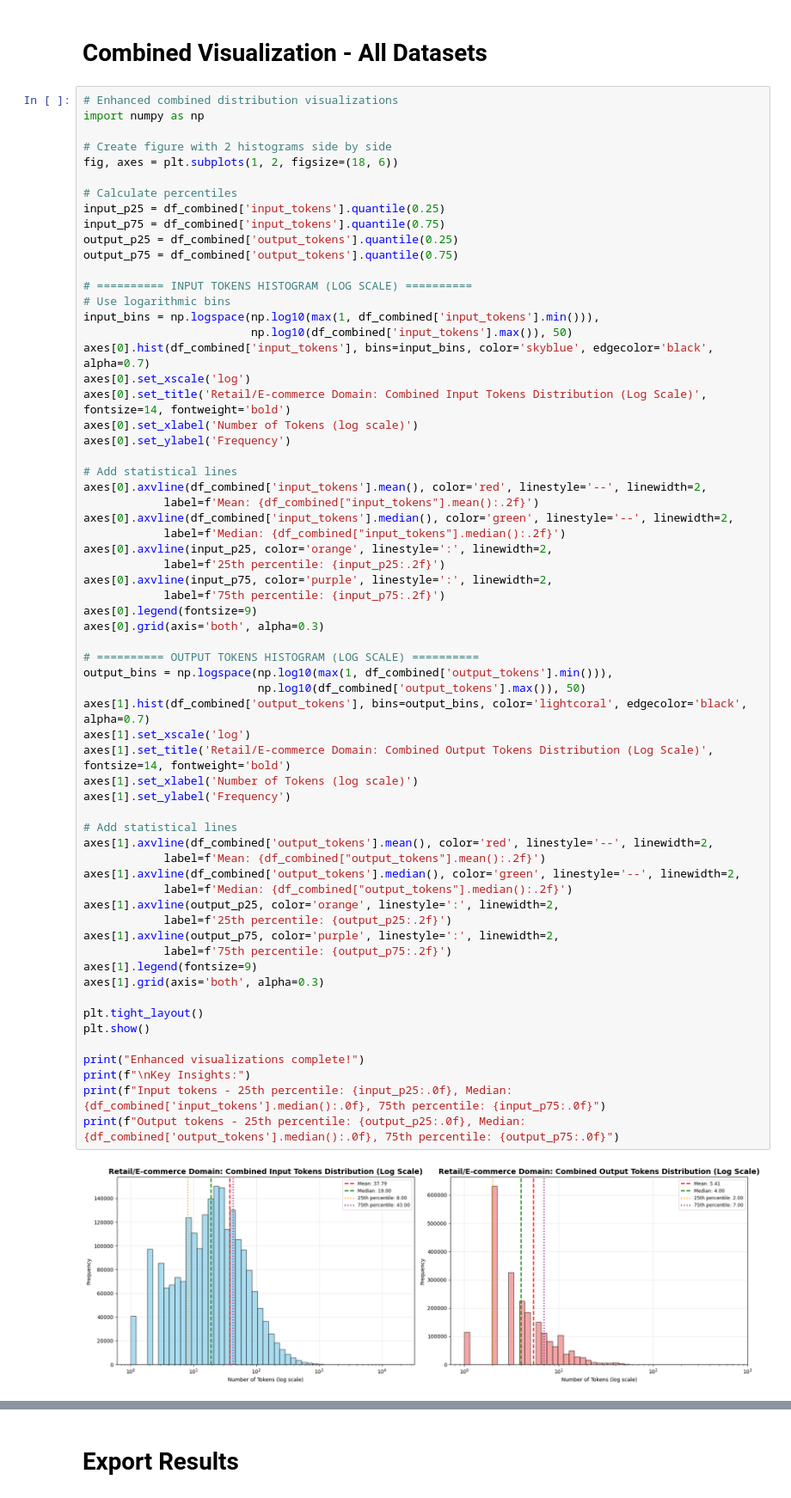
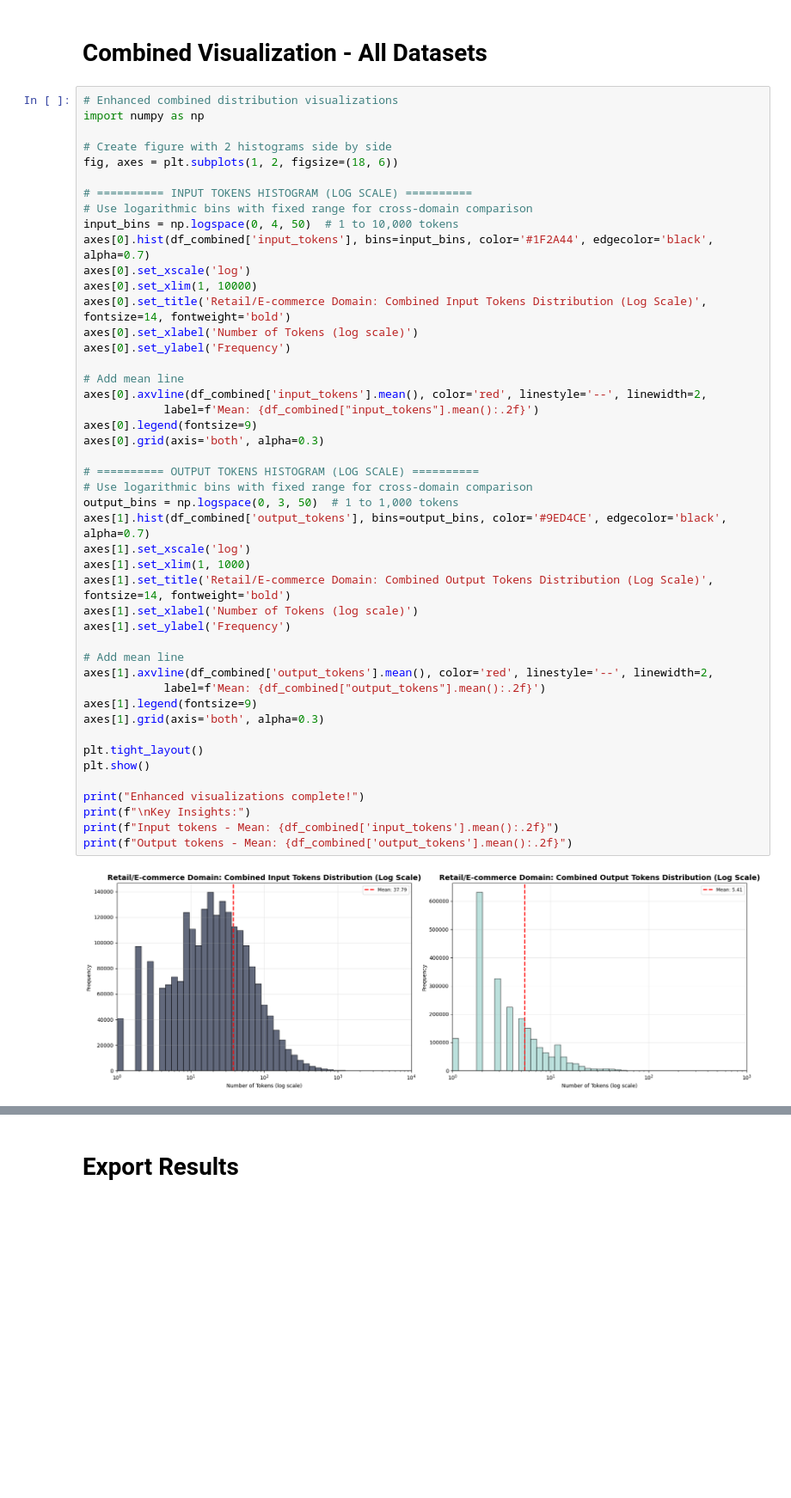
Before and after one commit to ahmad-sarfraz345/CS_6303, a Jupyter notebook: plot_data/retail_ecommerce_domain.ipynb, the cells around one changed output, grey strips where cells are left out. Shown: that part at 86% size. Cells and saved outputs as stored; diff of their text form; blank space fills up the shorter version.

```diff
--- a/plot_data/retail_ecommerce_domain.ipynb
+++ b/plot_data/retail_ecommerce_domain.ipynb
@@ -483,64 +475,47 @@ import numpy as np
 # Create figure with 2 histograms side by side
 fig, axes = plt.subplots(1, 2, figsize=(18, 6))
 
-# Calculate percentiles
-input_p25 = df_combined['input_tokens'].quantile(0.25)
-input_p75 = df_combined['input_tokens'].quantile(0.75)
-output_p25 = df_combined['output_tokens'].quantile(0.25)
-output_p75 = df_combined['output_tokens'].quantile(0.75)
-
 # ========== INPUT TOKENS HISTOGRAM (LOG SCALE) ==========
-# Use logarithmic bins
-input_bins = np.logspace(np.log10(max(1, df_combined['input_tokens'].min())),
-                         np.log10(df_combined['input_tokens'].max()), 50)
-axes[0].hist(df_combined['input_tokens'], bins=input_bins, color='skyblue', edgecolor='black', alpha=0.7)
+# Use logarithmic bins with fixed range for cross-domain comparison
+input_bins = np.logspace(0, 4, 50)  # 1 to 10,000 tokens
+axes[0].hist(df_combined['input_tokens'], bins=input_bins, color='#1F2A44', edgecolor='black', alpha=0.7)
 axes[0].set_xscale('log')
+axes[0].set_xlim(1, 10000)
 axes[0].set_title('Retail/E-commerce Domain: Combined Input Tokens Distribution (Log Scale)', fontsize=14, fontweight='bold')
 axes[0].set_xlabel('Number of Tokens (log scale)')
 axes[0].set_ylabel('Frequency')
 
-# Add statistical lines
+# Add mean line
 axes[0].axvline(df_combined['input_tokens'].mean(), color='red', linestyle='--', linewidth=2,
             label=f'Mean: {df_combined["input_tokens"].mean():.2f}')
-axes[0].axvline(df_combined['input_tokens'].median(), color='green', linestyle='--', linewidth=2,
-            label=f'Median: {df_combined["input_tokens"].median():.2f}')
-axes[0].axvline(input_p25, color='orange', linestyle=':', linewidth=2,
-            label=f'25th percentile: {input_p25:.2f}')
-axes[0].axvline(input_p75, color='purple', linestyle=':', linewidth=2,
-            label=f'75th percentile: {input_p75:.2f}')
 axes[0].legend(fontsize=9)
 axes[0].grid(axis='both', alpha=0.3)
 
 # ========== OUTPUT TOKENS HISTOGRAM (LOG SCALE) ==========
-output_bins = np.logspace(np.log10(max(1, df_combined['output_tokens'].min())),
-                          np.log10(df_combined['output_tokens'].max()), 50)
-axes[1].hist(df_combined['output_tokens'], bins=output_bins, color='lightcoral', edgecolor='black', alpha=0.7)
+# Use logarithmic bins with fixed range for cross-domain comparison
+output_bins = np.logspace(0, 3, 50)  # 1 to 1,000 tokens
+axes[1].hist(df_combined['output_tokens'], bins=output_bins, color='#9ED4CE', edgecolor='black', alpha=0.7)
 axes[1].set_xscale('log')
+axes[1].set_xlim(1, 1000)
 axes[1].set_title('Retail/E-commerce Domain: Combined Output Tokens Distribution (Log Scale)', fontsize=14, fontweight='bold')
 axes[1].set_xlabel('Number of Tokens (log scale)')
 axes[1].set_ylabel('Frequency')
 
-# Add statistical lines
+# Add mean line
 axes[1].axvline(df_combined['output_tokens'].mean(), color='red', linestyle='--', linewidth=2,
             label=f'Mean: {df_combined["output_tokens"].mean():.2f}')
-axes[1].axvline(df_combined['output_tokens'].median(), color='green', linestyle='--', linewidth=2,
-            label=f'Median: {df_combined["output_tokens"].median():.2f}')
-axes[1].axvline(output_p25, color='orange', linestyle=':', linewidth=2,
-            label=f'25th percentile: {output_p25:.2f}')
-axes[1].axvline(output_p75, color='purple', linestyle=':', linewidth=2,
-            label=f'75th percentile: {output_p75:.2f}')
 axes[1].legend(fontsize=9)
 axes[1].grid(axis='both', alpha=0.3)
 
 plt.tight_layout()
 plt.show()
 
 print("Enhanced visualizations complete!")
 print(f"\nKey Insights:")
-print(f"Input tokens - 25th percentile: {input_p25:.0f}, Median: {df_combined['input_tokens'].median():.0f}, 75th percentile: {input_p75:.0f}")
-print(f"Output tokens - 25th percentile: {output_p25:.0f}, Median: {df_combined['output_tokens'].median():.0f}, 75th percentile: {output_p75:.0f}")
+print(f"Input tokens - Mean: {df_combined['input_tokens'].mean():.2f}")
+print(f"Output tokens - Mean: {df_combined['output_tokens'].mean():.2f}")
 # %% [output]
-[figure, old version]
+[figure, new version]
 Enhanced visualizations complete!
 
 Key Insights:
```
Also changed, not shown: parts of 3 cells of this notebook, 10 other files.
